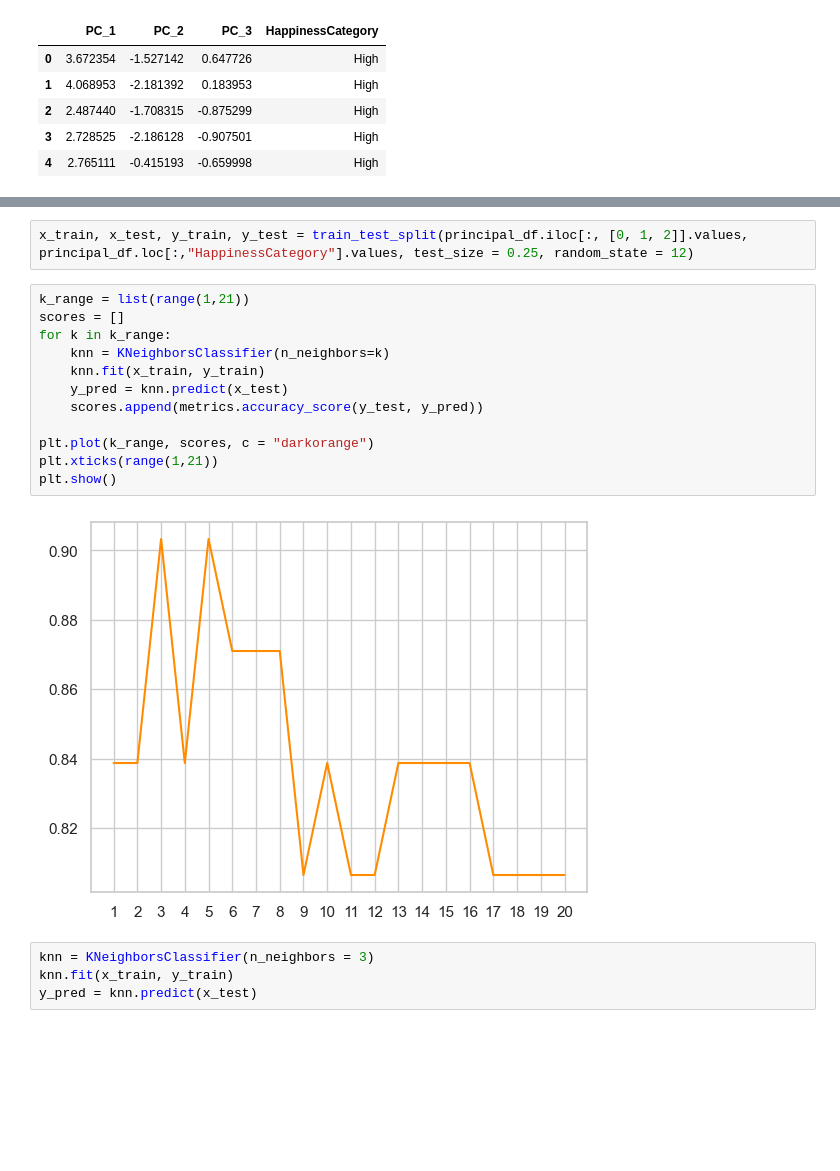
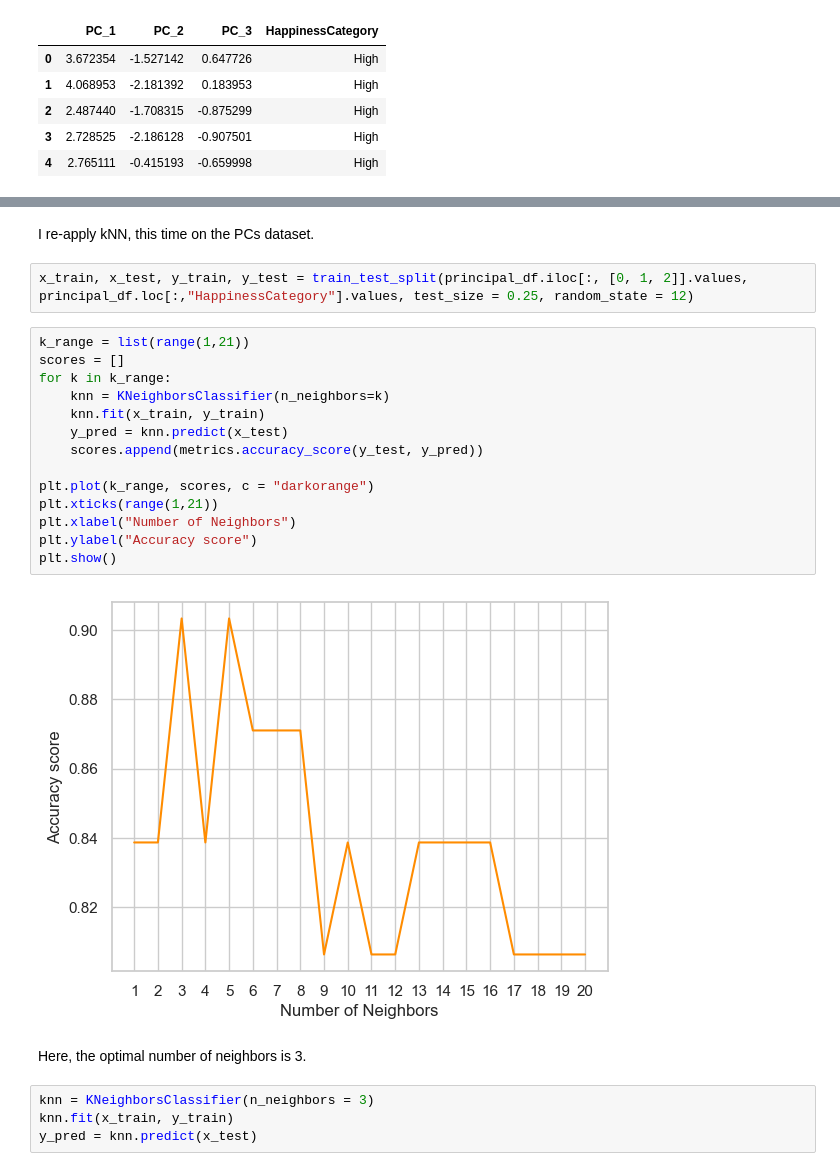
Before and after one commit to alessiasanfelici/Social_Research_Project, a Jupyter notebook: Alchool and Happiness.ipynb, the cells around one changed output, grey strips where cells are left out. Drawn from its saved outputs; the diff is of its cells as text; blank space fills up the shorter version.

```diff
--- a/Alchool and Happiness.ipynb
+++ b/Alchool and Happiness.ipynb
@@ -479,19 +527,25 @@ No artists with labels found to put in legend.  Note that artists whose label st
+# %% [markdown]
+I re-apply kNN, this time on the PCs dataset.
 # %%
 x_train, x_test, y_train, y_test = train_test_split(principal_df.iloc[:, [0, 1, 2]].values, principal_df.loc[:,"HappinessCategory"].values, test_size = 0.25, random_state = 12)
 # %%
 k_range = list(range(1,21))
 scores = []
 for k in k_range:
     knn = KNeighborsClassifier(n_neighbors=k)
     knn.fit(x_train, y_train)
     y_pred = knn.predict(x_test)
     scores.append(metrics.accuracy_score(y_test, y_pred))
 
 plt.plot(k_range, scores, c = "darkorange")
 plt.xticks(range(1,21))
+plt.xlabel("Number of Neighbors")
+plt.ylabel("Accuracy score")
 plt.show()
 # %% [output]
-[figure, old version]
+[figure, new version]
+# %% [markdown]
+Here, the optimal number of neighbors is 3.
 # %%
 knn = KNeighborsClassifier(n_neighbors = 3)
 knn.fit(x_train, y_train)
```
Also changed, not shown: parts of 27 cells of this notebook, 1 other file.
